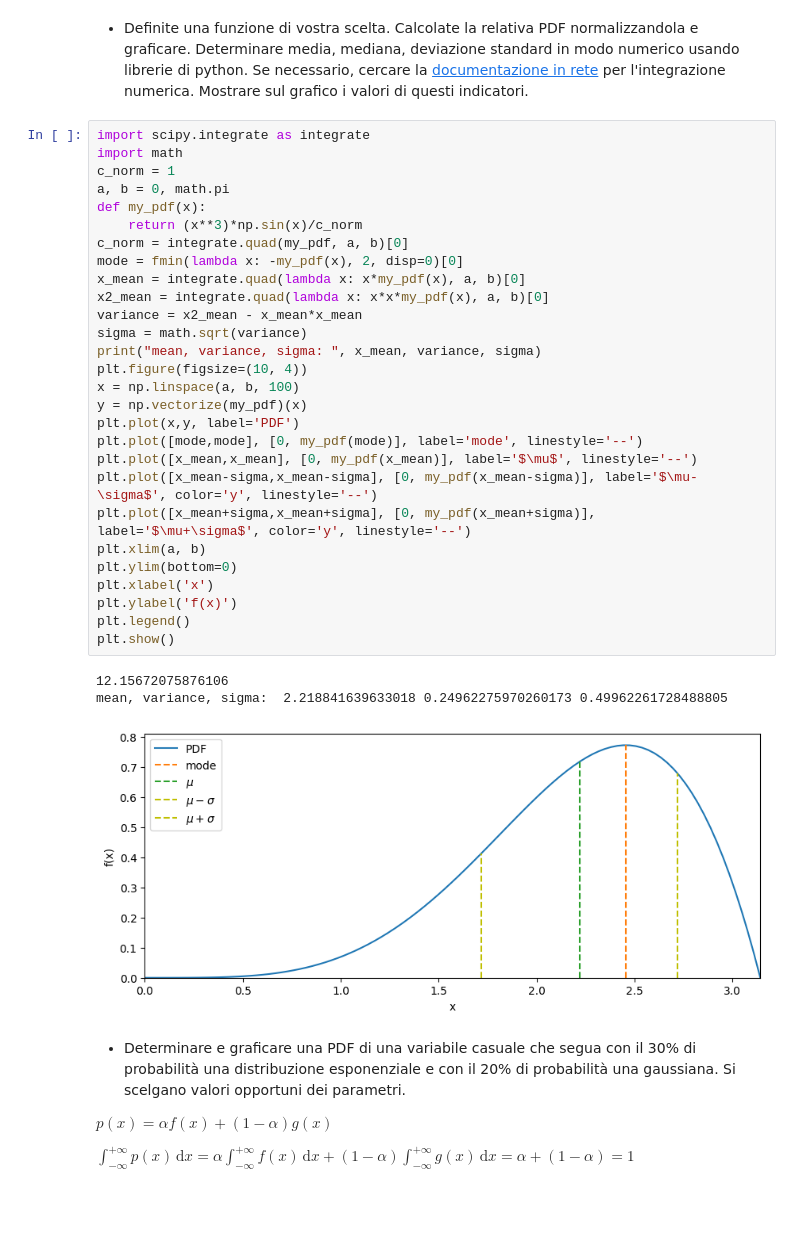
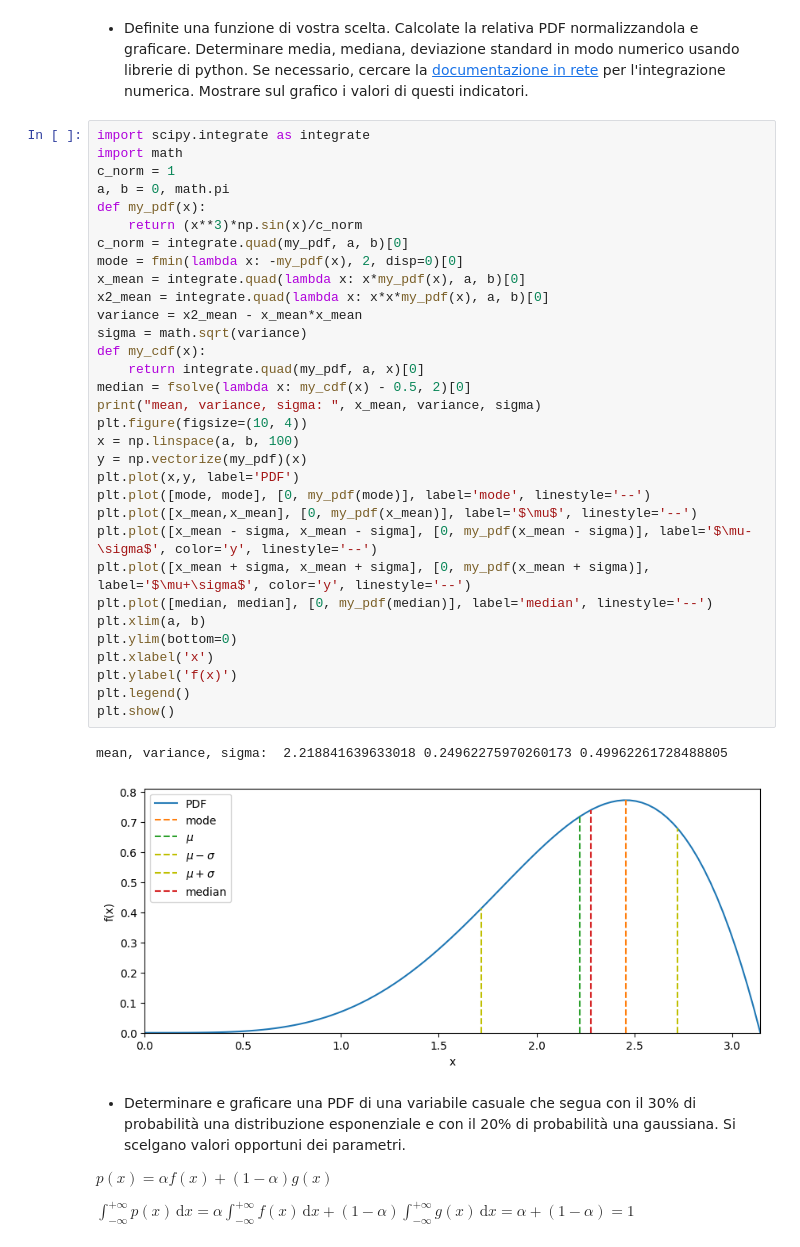
Before and after one commit to lucalista/analisi-dati-2024, a Jupyter notebook: 06.05.00__Distribuzioni_di_probabilita_continue.ipynb, the cells around one changed output. Saved outputs shown, nothing was run; the diff lists cells and outputs as text; blank space fills up the shorter version.

```diff
--- a/06.05.00__Distribuzioni_di_probabilita_continue.ipynb
+++ b/06.05.00__Distribuzioni_di_probabilita_continue.ipynb
@@ -711,35 +711,38 @@ FWHM=2.4464
 # %%
 import scipy.integrate as integrate
 import math
 c_norm = 1
 a, b = 0, math.pi
 def my_pdf(x):
     return (x**3)*np.sin(x)/c_norm
 c_norm = integrate.quad(my_pdf, a, b)[0]
 mode = fmin(lambda x: -my_pdf(x), 2, disp=0)[0]
 x_mean = integrate.quad(lambda x: x*my_pdf(x), a, b)[0]
 x2_mean = integrate.quad(lambda x: x*x*my_pdf(x), a, b)[0]
 variance = x2_mean - x_mean*x_mean
 sigma = math.sqrt(variance)
+def my_cdf(x):
+    return integrate.quad(my_pdf, a, x)[0]
+median = fsolve(lambda x: my_cdf(x) - 0.5, 2)[0]
 print("mean, variance, sigma: ", x_mean, variance, sigma)
 plt.figure(figsize=(10, 4))
 x = np.linspace(a, b, 100)
 y = np.vectorize(my_pdf)(x)
 plt.plot(x,y, label='PDF')
-plt.plot([mode,mode], [0, my_pdf(mode)], label='mode', linestyle='--')
+plt.plot([mode, mode], [0, my_pdf(mode)], label='mode', linestyle='--')
 plt.plot([x_mean,x_mean], [0, my_pdf(x_mean)], label='$\mu$', linestyle='--')
-plt.plot([x_mean-sigma,x_mean-sigma], [0, my_pdf(x_mean-sigma)], label='$\mu-\sigma$', color='y', linestyle='--')
-plt.plot([x_mean+sigma,x_mean+sigma], [0, my_pdf(x_mean+sigma)], label='$\mu+\sigma$', color='y', linestyle='--')
+plt.plot([x_mean - sigma, x_mean - sigma], [0, my_pdf(x_mean - sigma)], label='$\mu-\sigma$', color='y', linestyle='--')
+plt.plot([x_mean + sigma, x_mean + sigma], [0, my_pdf(x_mean + sigma)], label='$\mu+\sigma$', color='y', linestyle='--')
+plt.plot([median, median], [0, my_pdf(median)], label='median', linestyle='--')
 plt.xlim(a, b)
 plt.ylim(bottom=0)
 plt.xlabel('x')
 plt.ylabel('f(x)')
 plt.legend()
 plt.show()
 # %% [output]
-12.15672075876106
 mean, variance, sigma:  2.218841639633018 0.24962275970260173 0.49962261728488805
-[figure, old version]
+[figure, new version]
 # %% [markdown]
 * Determinare e graficare una PDF di una variabile casuale che segua con il 30% di probabilità una distribuzione esponenziale e con il 20% di probabilità una gaussiana. Si scelgano valori opportuni dei parametri.
 
```
